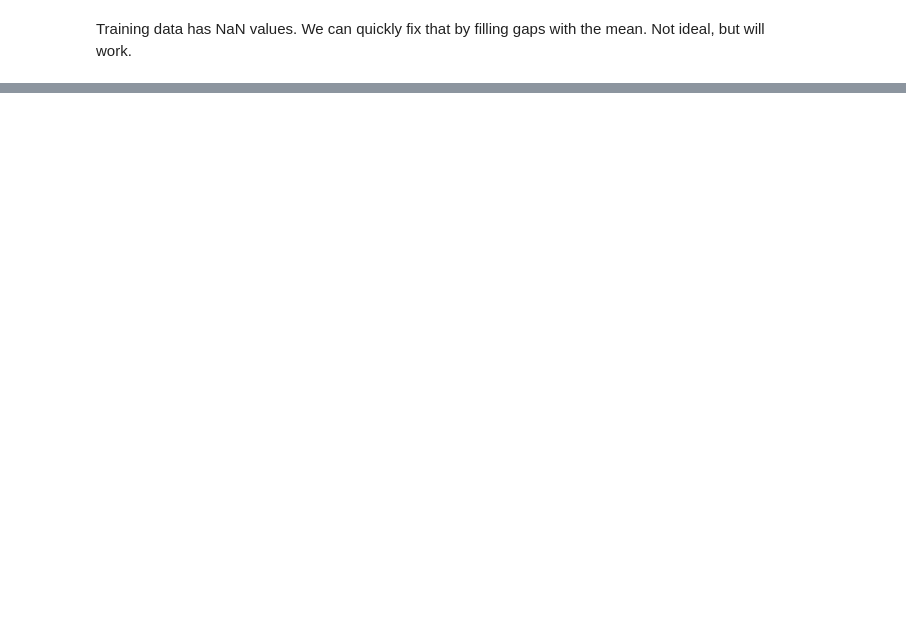
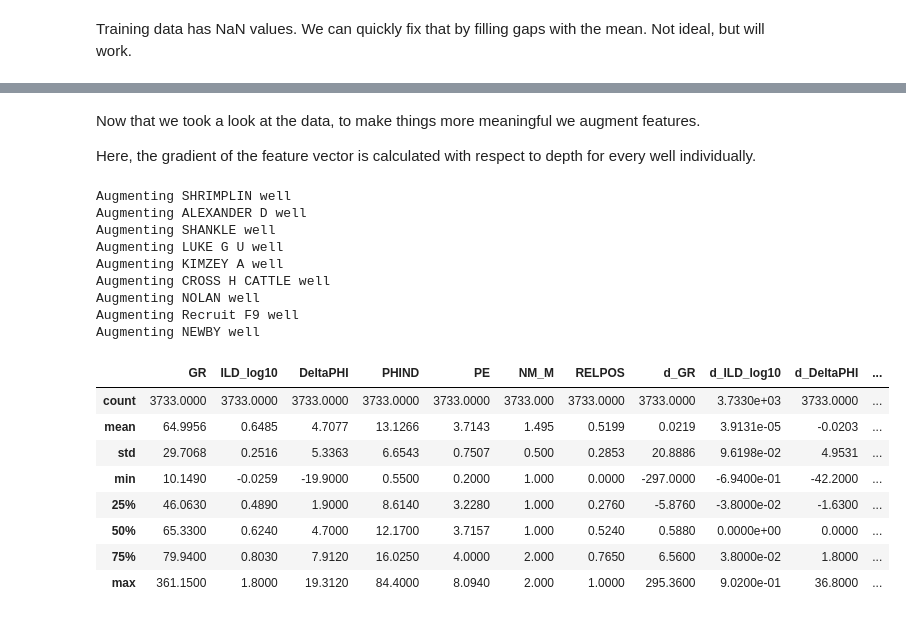
Before and after one commit to tasansal/logfacies, a Jupyter notebook: logfacies.ipynb, the cells around one changed output, grey strips where cells are left out. Saved outputs shown, nothing was run; the diff lists cells and outputs as text; code cells hidden in the pictures; blank space fills up the shorter version.

```diff
--- a/logfacies.ipynb
+++ b/logfacies.ipynb
@@ -21,25 +21,28 @@ Let's import some functions we are using.
 # %%
 from os.path import join
 
-from numpy import arange
-from pandas import read_csv, options, set_option
+from numpy import arange, array, insert
+from scipy.signal import medfilt
+from pandas import concat, read_csv, options, set_option
 
 from sklearn import svm
 from sklearn.gaussian_process import GaussianProcessClassifier
 from sklearn.gaussian_process.kernels import RBF
 from sklearn.metrics import confusion_matrix, f1_score
 from sklearn.model_selection import train_test_split
-from sklearn.preprocessing import Imputer, StandardScaler
+from sklearn.preprocessing import Imputer, RobustScaler, StandardScaler
 
-from matplotlib.pyplot import close, subplots
+from matplotlib.pyplot import close, subplots, plot
 from matplotlib import rcParams
 import seaborn as sns
 
 from globals import FACIES_LABELS, FACIES_COLORS
-from visualization import make_facies_log_plot
+from visualization import compare_facies_plot, make_facies_log_plot
+from classification_utilities import display_cm, display_adj_cm
 
 # Set display parameters for pandas and matplotlib
 set_option("display.max_rows", 10)
+set_option('precision',4)
 options.mode.chained_assignment = None
 %matplotlib inline
 
@@ -184,0 +188,52 @@ rcParams.update(inline_rc)
+# %% [markdown]
+Now that we took a look at the data, to make things more meaningful we augment features.
+
+Here, the gradient of the feature vector is calculated with respect to depth for every well individually.
+# %%
+labels_and_features = training_data.drop(['Formation','FaciesLabels'], axis=1)
+
+aug_feature_vectors = []
+
+for well_name in training_wells:
+    print("Augmenting %s well" %well_name)
+    # Drop duplicates
+    single_well = labels_and_features.loc[well_name].drop_duplicates()
+
+    # Take all derivatives along rows
+    d_single_well = single_well.diff(axis=0)
+
+    # Divide all columns by the derivative along depth
+    grad_single_well = d_single_well.drop(['Depth'], axis=1).div(d_single_well['Depth'], axis=0)
+
+    # New labels for grad columns
+    grad_single_well.columns = ['d_' + col for col in grad_single_well.columns]
+
+    # Join all features and drop last sample because NaN, and also drop irrelevant features
+    single_well = concat([single_well, grad_single_well.shift(-1)], axis=1)
+#     single_well = single_well.drop(['d_GR', 'd_DeltaPHI', 'd_PHIND', 'd_PE', 'd_NM_M', 'd_RELPOS'], axis=1)
+    aug_feature_vectors.append(single_well.dropna().drop(['Depth', 'd_Facies', 'd_RELPOS'], axis=1))
+
+# Finally merge all wells in 1 dataframe and split features from labels
+aug_feature_vectors = concat(aug_feature_vectors)
+correct_facies_labels = aug_feature_vectors['Facies'].values
+aug_feature_vectors = aug_feature_vectors.drop(['Facies'], axis=1)
+aug_feature_vectors.describe()
+# %% [output]
+Augmenting SHRIMPLIN well
+Augmenting ALEXANDER D well
+Augmenting SHANKLE well
+Augmenting LUKE G U well
+Augmenting KIMZEY A well
+Augmenting CROSS H CATTLE well
+Augmenting NOLAN well
+Augmenting Recruit F9 well
+Augmenting NEWBY well
+|  | GR | ILD_log10 | DeltaPHI | PHIND | PE | NM_M | RELPOS | d_GR | d_ILD_log10 | d_DeltaPHI | ... |
+| count | 3733.0000 | 3733.0000 | 3733.0000 | 3733.0000 | 3733.0000 | 3733.000 | 3733.0000 | 3733.0000 | 3.7330e+03 | 3733.0000 | ... |
+| mean | 64.9956 | 0.6485 | 4.7077 | 13.1266 | 3.7143 | 1.495 | 0.5199 | 0.0219 | 3.9131e-05 | -0.0203 | ... |
+| std | 29.7068 | 0.2516 | 5.3363 | 6.6543 | 0.7507 | 0.500 | 0.2853 | 20.8886 | 9.6198e-02 | 4.9531 | ... |
+| min | 10.1490 | -0.0259 | -19.9000 | 0.5500 | 0.2000 | 1.000 | 0.0000 | -297.0000 | -6.9400e-01 | -42.2000 | ... |
+| 25% | 46.0630 | 0.4890 | 1.9000 | 8.6140 | 3.2280 | 1.000 | 0.2760 | -5.8760 | -3.8000e-02 | -1.6300 | ... |
+| 50% | 65.3300 | 0.6240 | 4.7000 | 12.1700 | 3.7157 | 1.000 | 0.5240 | 0.5880 | 0.0000e+00 | 0.0000 | ... |
+| 75% | 79.9400 | 0.8030 | 7.9120 | 16.0250 | 4.0000 | 2.000 | 0.7650 | 6.5600 | 3.8000e-02 | 1.8000 | ... |
+| max | 361.1500 | 1.8000 | 19.3120 | 84.4000 | 8.0940 | 2.000 | 1.0000 | 295.3600 | 9.0200e-01 | 36.8000 | ... |
```
Also changed, not shown: parts of 11 cells of this notebook, 2 other files.
